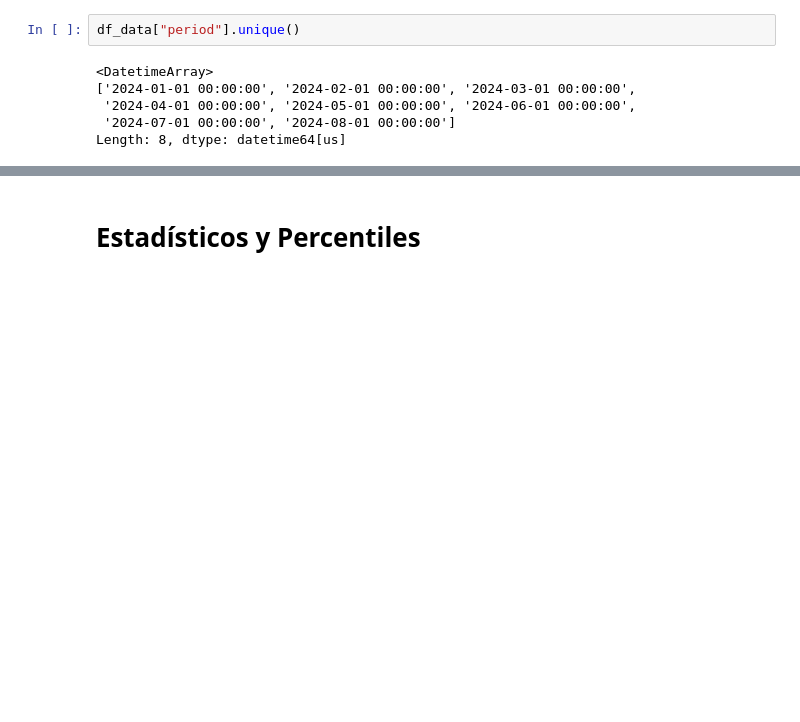
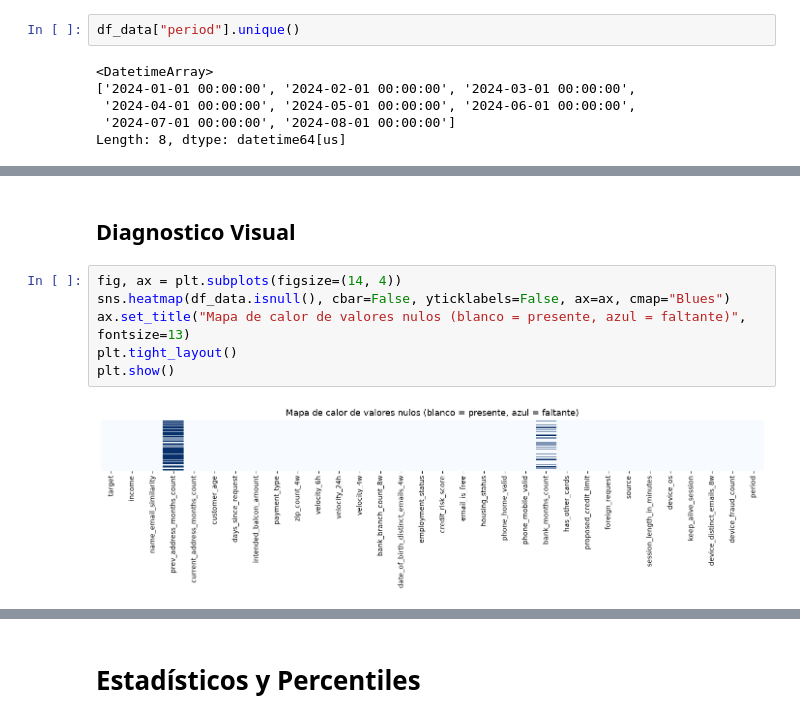
Before and after one commit to Renzuki123/breit-fraud-detection-globalbank, a Jupyter notebook: notebooks/02_data_quality.ipynb, the cells around one changed output, grey strips where cells are left out. Saved outputs shown, nothing was run; the diff lists cells and outputs as text; blank space fills up the shorter version.

```diff
--- a/notebooks/02_data_quality.ipynb
+++ b/notebooks/02_data_quality.ipynb
@@ -144,0 +207,10 @@ Length: 8, dtype: datetime64[us]
+# %% [markdown]
+## Diagnostico Visual
+# %%
+fig, ax = plt.subplots(figsize=(14, 4))
+sns.heatmap(df_data.isnull(), cbar=False, yticklabels=False, ax=ax, cmap="Blues")
+ax.set_title("Mapa de calor de valores nulos (blanco = presente, azul = faltante)", fontsize=13)
+plt.tight_layout()
+plt.show()
+# %% [output]
+[figure, added]
```
Also changed, not shown: parts of 20 cells of this notebook, 2 other files.
